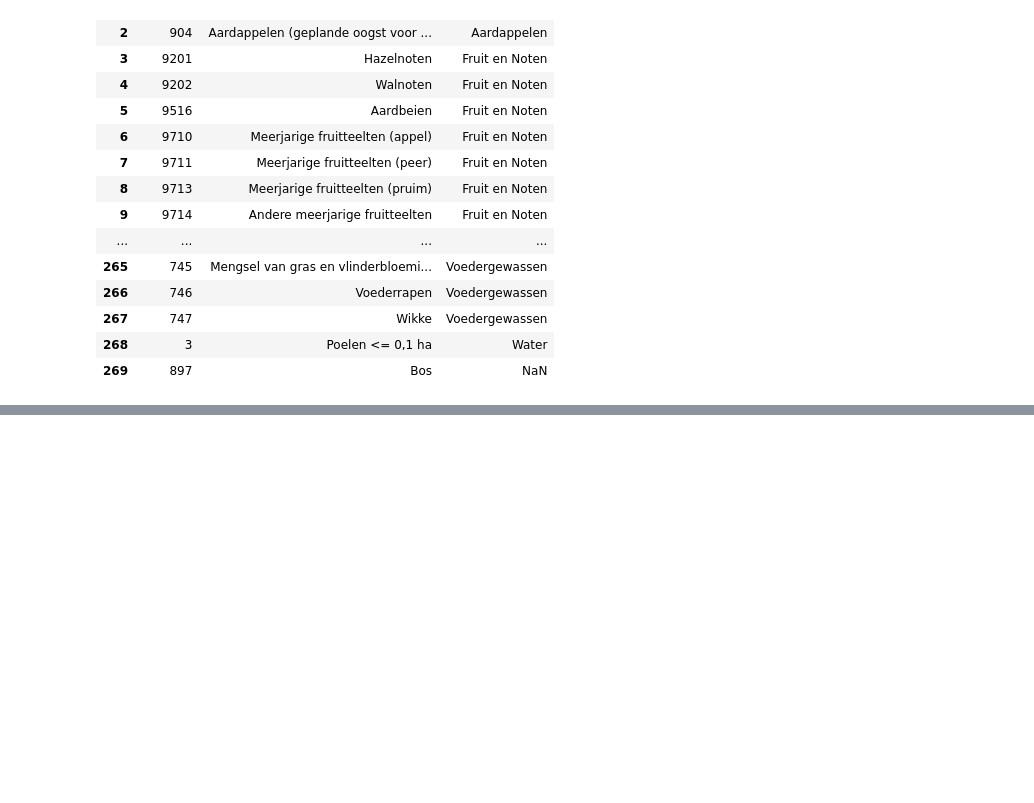
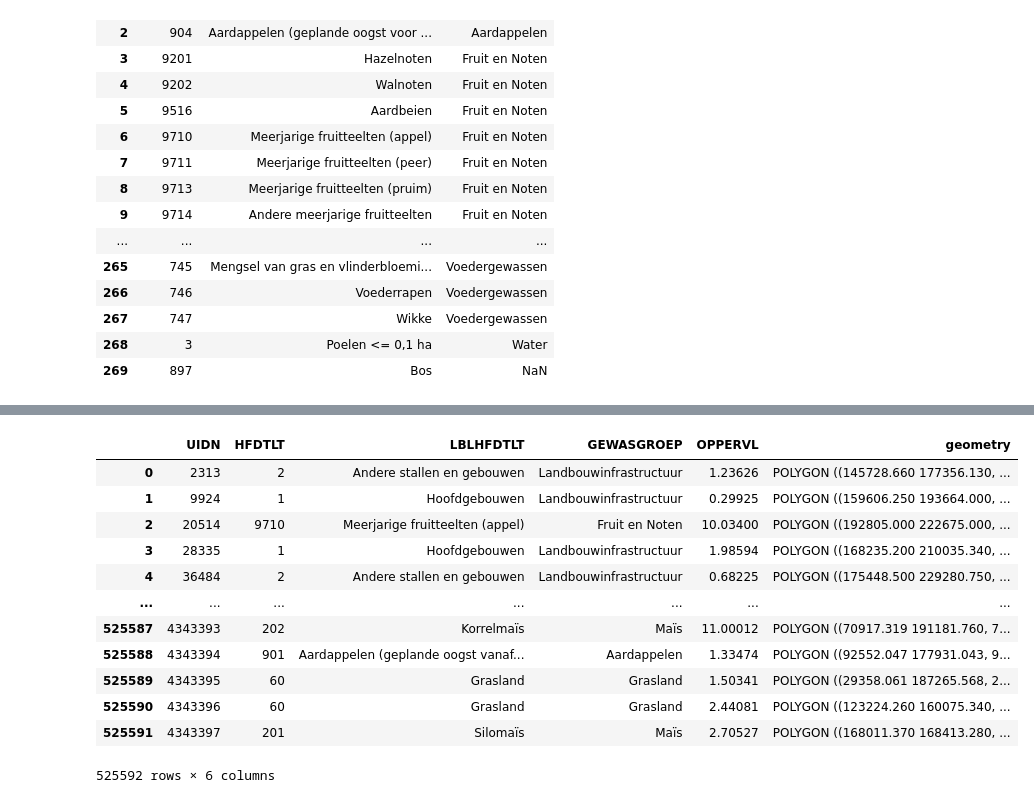
Before and after one commit to Okcase/Projet-stage, a Jupyter notebook: notebooks/flandre.ipynb, the cells around one changed output, grey strips where cells are left out. Cells and saved outputs as stored; diff of their text form; code cells hidden in the pictures; blank space fills up the shorter version.

```diff
--- a/notebooks/flandre.ipynb
+++ b/notebooks/flandre.ipynb
@@ -56,0 +75,18 @@ fl
+# %%
+# conversion des m² en hectares
+new_flandre['OPPERVL'] /= 1000
+new_flandre
+# %% [output]
+|  | UIDN | HFDTLT | LBLHFDTLT | GEWASGROEP | OPPERVL | geometry |
+| 0 | 2313 | 2 | Andere stallen en gebouwen | Landbouwinfrastructuur | 1.23626 | POLYGON ((145728.660 177356.130, ... |
+| 1 | 9924 | 1 | Hoofdgebouwen | Landbouwinfrastructuur | 0.29925 | POLYGON ((159606.250 193664.000, ... |
+| 2 | 20514 | 9710 | Meerjarige fruitteelten (appel) | Fruit en Noten | 10.03400 | POLYGON ((192805.000 222675.000, ... |
+| 3 | 28335 | 1 | Hoofdgebouwen | Landbouwinfrastructuur | 1.98594 | POLYGON ((168235.200 210035.340, ... |
+| 4 | 36484 | 2 | Andere stallen en gebouwen | Landbouwinfrastructuur | 0.68225 | POLYGON ((175448.500 229280.750, ... |
+| ... | ... | ... | ... | ... | ... | ... |
+| 525587 | 4343393 | 202 | Korrelmaïs | Maïs | 11.00012 | POLYGON ((70917.319 191181.760, 7... |
+| 525588 | 4343394 | 901 | Aardappelen (geplande oogst vanaf... | Aardappelen | 1.33474 | POLYGON ((92552.047 177931.043, 9... |
+| 525589 | 4343395 | 60 | Grasland | Grasland | 1.50341 | POLYGON ((29358.061 187265.568, 2... |
+| 525590 | 4343396 | 60 | Grasland | Grasland | 2.44081 | POLYGON ((123224.260 160075.340, ... |
+| 525591 | 4343397 | 201 | Silomaïs | Maïs | 2.70527 | POLYGON ((168011.370 168413.280, ... |
+525592 rows × 6 columns
```
Also changed, not shown: parts of 3 cells of this notebook, 4 other files.
